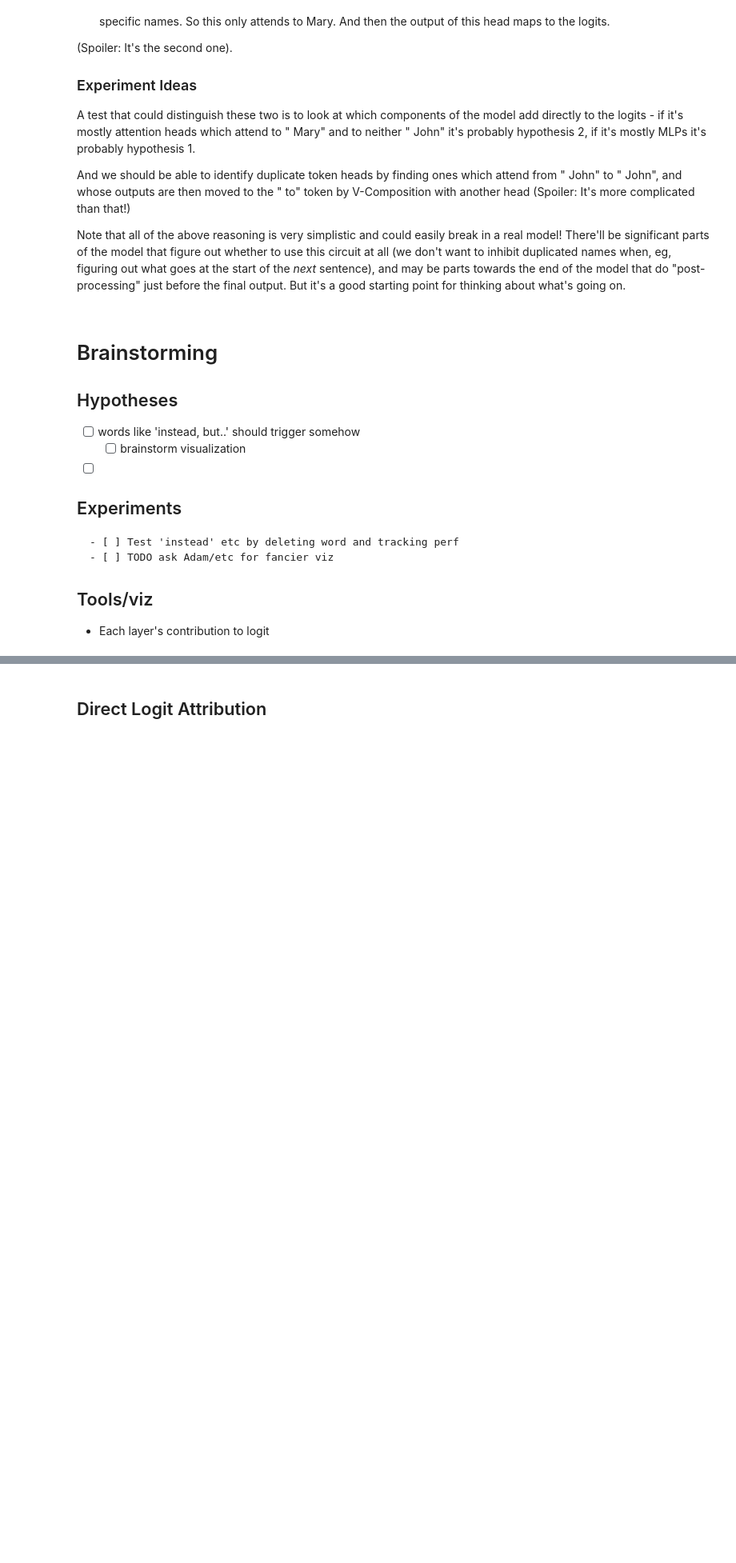
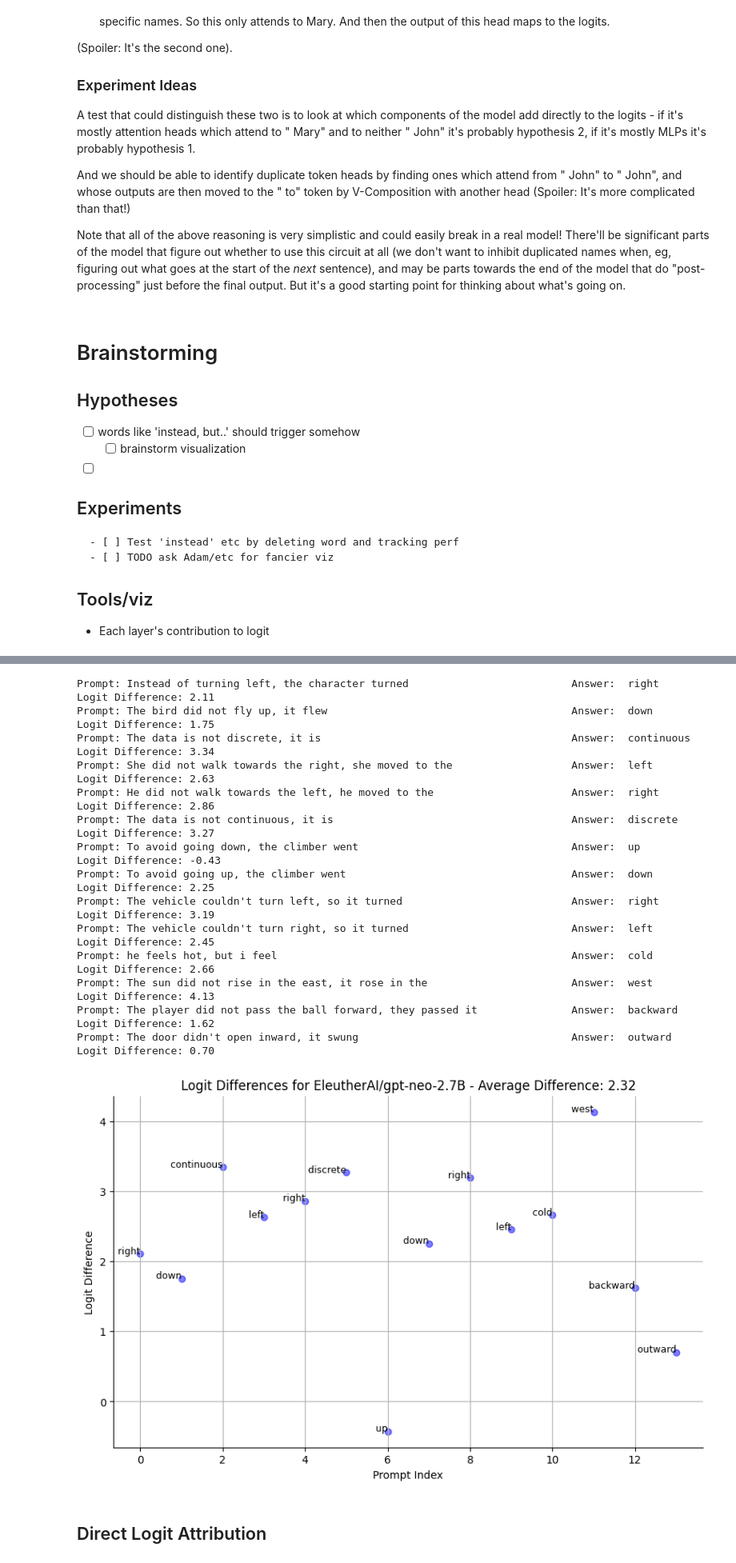
Before and after one commit to alok/nanda-mech-interp, a Jupyter notebook: src/nanda_mech_interp/experiments.ipynb, the cells around one changed output, grey strips where cells are left out. Shown at 80% size. Saved outputs shown, nothing was run; the diff lists cells and outputs as text; code cells hidden in the pictures; folded sections open; blank space fills up the shorter version.

```diff
--- a/src/nanda_mech_interp/experiments.ipynb
+++ b/src/nanda_mech_interp/experiments.ipynb
@@ -655,3 +566,21 @@ Note that all of the above reasoning is very simplistic and could easily break i
+# %%
+test_prompts_and_answers(prompts_and_answers, model)
+# %% [output]
+Prompt: Instead of turning left, the character turned                          Answer:  right          Logit Difference: 2.11
+Prompt: The bird did not fly up, it flew                                       Answer:  down           Logit Difference: 1.75
+Prompt: The data is not discrete, it is                                        Answer:  continuous     Logit Difference: 3.34
+Prompt: She did not walk towards the right, she moved to the                   Answer:  left           Logit Difference: 2.63
+Prompt: He did not walk towards the left, he moved to the                      Answer:  right          Logit Difference: 2.86
+Prompt: The data is not continuous, it is                                      Answer:  discrete       Logit Difference: 3.27
+Prompt: To avoid going down, the climber went                                  Answer:  up             Logit Difference: -0.43
+Prompt: To avoid going up, the climber went                                    Answer:  down           Logit Difference: 2.25
+Prompt: The vehicle couldn't turn left, so it turned                           Answer:  right          Logit Difference: 3.19
+Prompt: The vehicle couldn't turn right, so it turned                          Answer:  left           Logit Difference: 2.45
+Prompt: he feels hot, but i feel                                               Answer:  cold           Logit Difference: 2.66
+Prompt: The sun did not rise in the east, it rose in the                       Answer:  west           Logit Difference: 4.13
+Prompt: The player did not pass the ball forward, they passed it               Answer:  backward       Logit Difference: 1.62
+Prompt: The door didn't open inward, it swung                                  Answer:  outward        Logit Difference: 0.70
+[figure, added]
 # %% [markdown]
 ## Direct Logit Attribution
 # %% [markdown]
```
Also changed, not shown: parts of 14 cells of this notebook.
